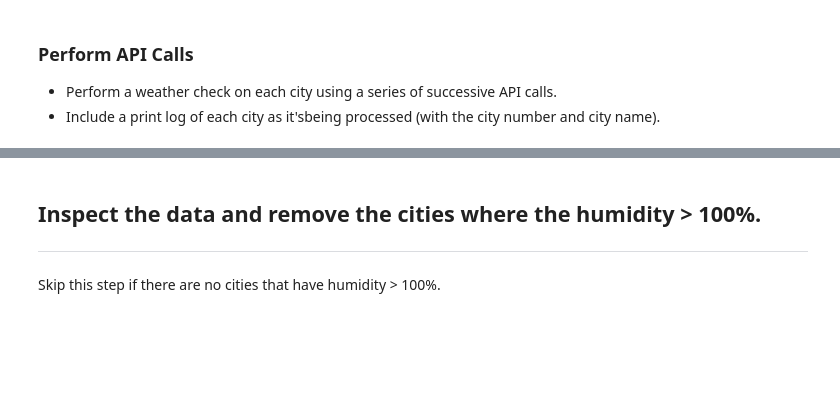
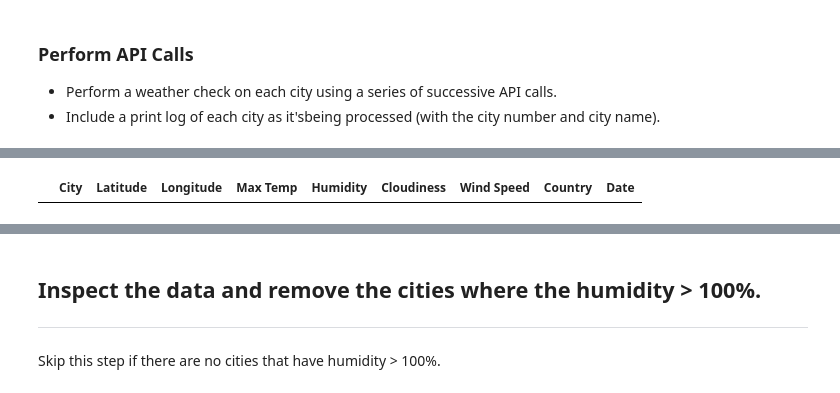
Before and after one commit to j1-aggie/Python-api-Challenge, a Jupyter notebook: WeatherPy/WeatherPy.ipynb, the cells around one changed output, grey strips where cells are left out. Cells and saved outputs as stored; diff of their text form; code cells hidden in the pictures; blank space fills up the shorter version.

```diff
--- a/WeatherPy/WeatherPy.ipynb
+++ b/WeatherPy/WeatherPy.ipynb
@@ -51,7 +51,7 @@ len(cities)
 * Include a print log of each city as it'sbeing processed (with the city number and city name).
 # %%
 # make the url
-url = "http:api.openweathermap.org/data/2.5/weather?"
+url = "http://api.openweathermap.org/data/2.5/weather?"
 units = "imperial"
 
 # query URL
@@ -59,7 +59,8 @@ queryURL = f"{url}appid={weather_api_key}&units={units}&q="
 print(queryURL)
 
 # set list
-city = []
+cityName = []
+countryName = []
 lat = []
 long = []
 maxtemp = []
@@ -72,16 +73,16 @@ http:api.openweathermap.org/data/2.5/weather?appid=d46ef172069252434c70e2c9a8953
 # %%
 # counter for call
-cnt = 1
+number = 1
+
+#header of loop results
 print(f"Start of Data Retrieval")
 print(f"------------------------")
 
 #loop through the city list
 for city in cities:
     try:
-        if (cnt > 500):
-            break
-        response = requests.get(f"{queryURL}{city}").json()
-        city.append(response["name"])
+        response = (requests.get(queryURL + '&q=' + city)).json()
+        cityName.append(response["name"])
         countryName.append(response["sys"]["country"])
         lat.append(response["coord"]["lat"])
         long.append(response["coord"]["lon"])
@@ -91,14 +92,10 @@ for city in cities:
         date.append(response["dt"])
         windSpeed.append(response["wind"]["speed"])
 
-        print(f"Processing data for {cnt} ~ {city}")
-        cnt += 1
-        time.sleep(1.00)
-
+        print(f'City number {number} of {len(cities)} complete. | Added {city}')
+        number = number + 1
     except:
         print(f"{city} not found, skipping to next city!")
-
-    continue
 # %% [output]
 Start of Data Retrieval
 ------------------------
@@ -121,3 +118,19 @@ dunedin not found, skipping to next city!
 ### Convert Raw Data to DataFrame
 * Export the city data into a .csv.
 * Display the DataFrame
+# %%
+weather_dict = {
+    "City": cityName,
+    "Latitude": lat,
+    "Longitude": long,
+    "Max Temp": maxtemp,
+    "Humidity": humidity,
+    "Cloudiness": cloudiness,
+    "Wind Speed": windSpeed,
+    "Country": countryName,
+    "Date": date,
+
+}
+
+weather_data = pd.DataFrame(weather_dict)
+weather_data.count()
@@ -124 +148,6 @@ dunedin not found, skipping to next city!
+# %%
+weather_data = pd.DataFrame(weather_dict)
+weather_data.head()
+# %% [output]
+|  | City | Latitude | Longitude | Max Temp | Humidity | Cloudiness | Wind Speed | Country | Date |
 # %%
```
Also changed, not shown: parts of 7 cells of this notebook, 1 other file.
